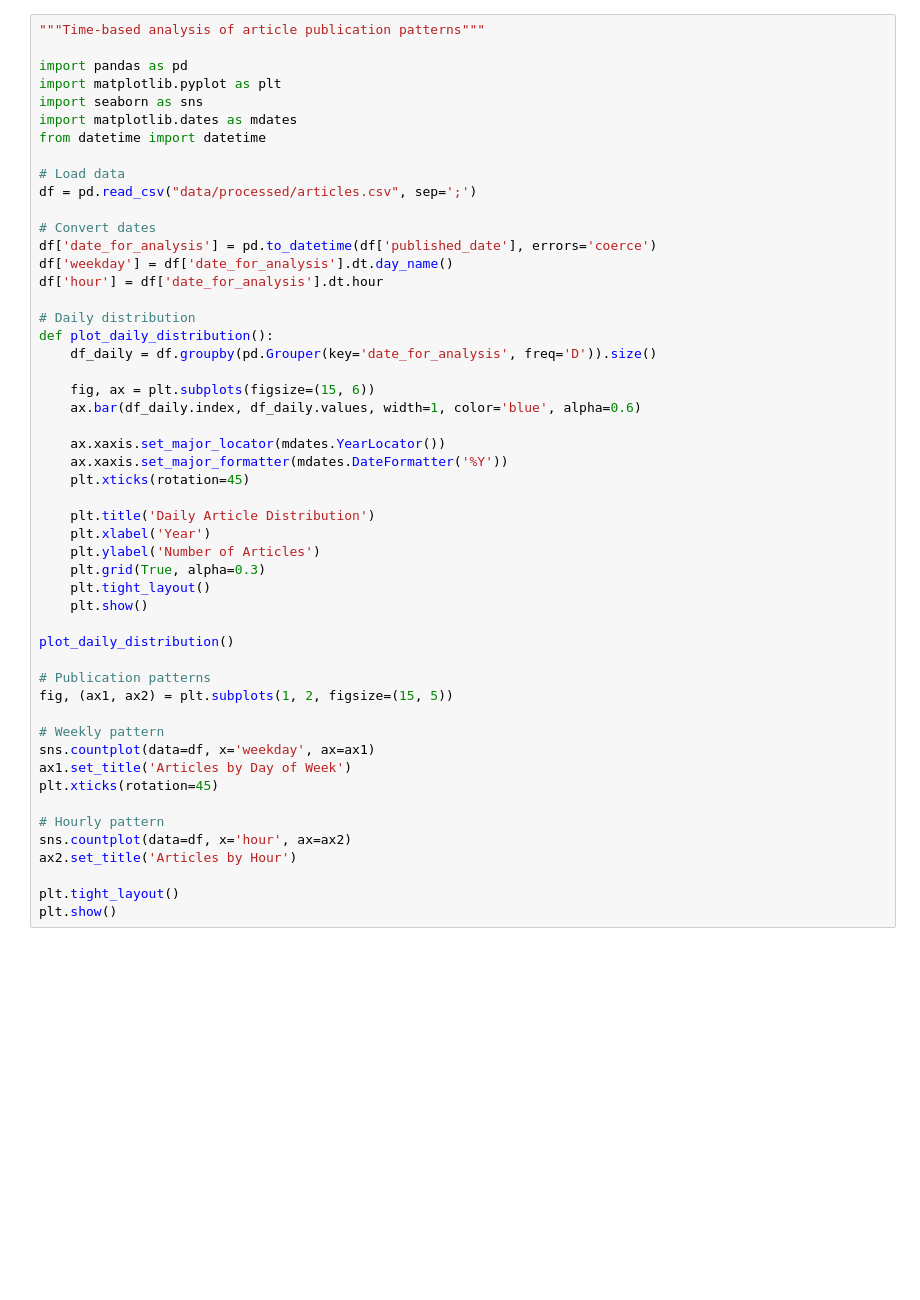
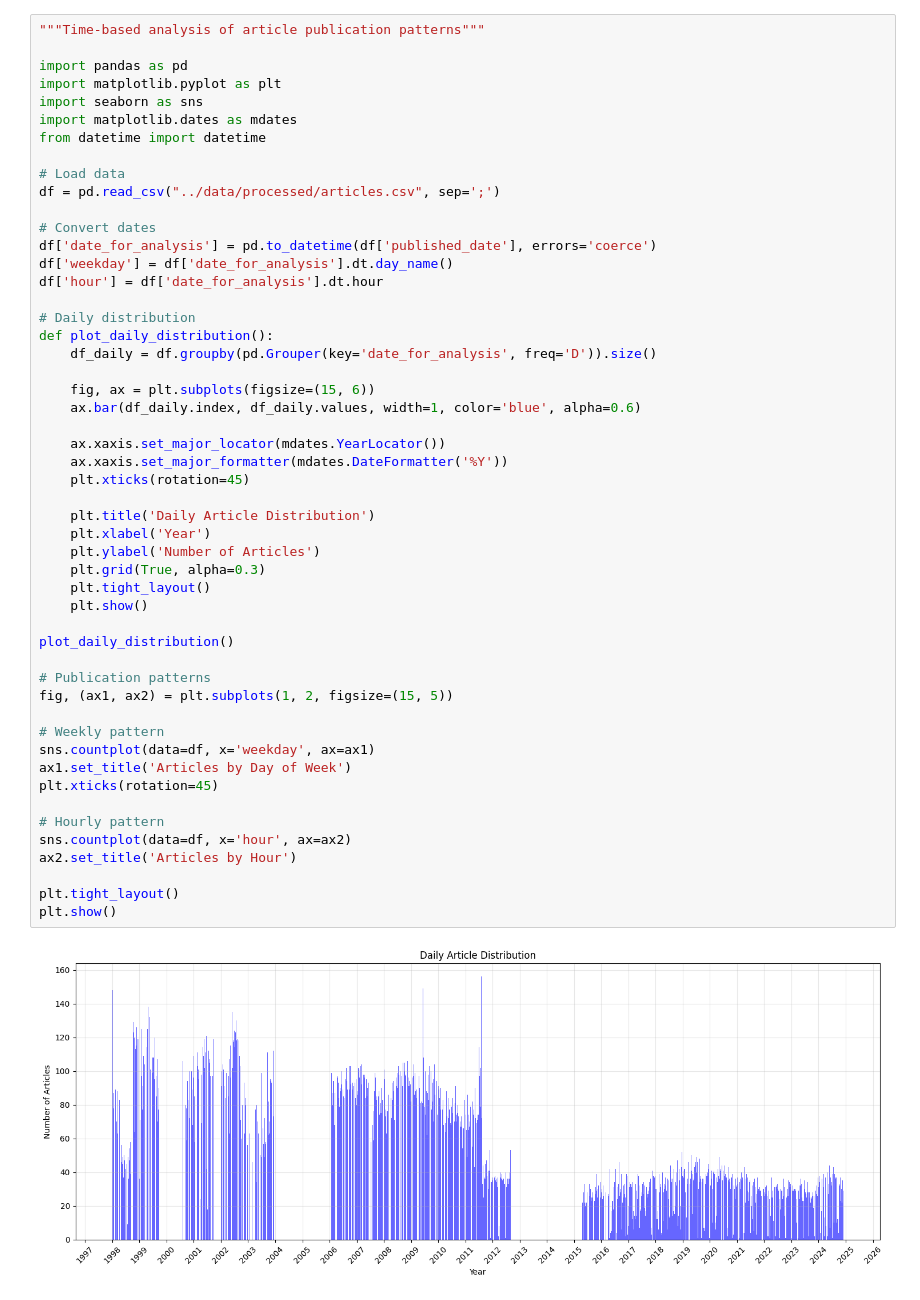
Before and after one commit to MikaErikM/tehran-times, a Jupyter notebook: notebooks/01_temporal_analysis.ipynb, the cells around one changed output. Drawn from its saved outputs; the diff is of its cells as text; blank space fills up the shorter version.

```diff
--- a/notebooks/01_temporal_analysis.ipynb
+++ b/notebooks/01_temporal_analysis.ipynb
@@ -8,7 +8,7 @@ import matplotlib.dates as mdates
 from datetime import datetime
 
 # Load data
-df = pd.read_csv("data/processed/articles.csv", sep=';')
+df = pd.read_csv("../data/processed/articles.csv", sep=';')
 
 # Convert dates
 df['date_for_analysis'] = pd.to_datetime(df['published_date'], errors='coerce')
@@ -22,30 +22,32 @@ def plot_daily_distribution():
     fig, ax = plt.subplots(figsize=(15, 6))
     ax.bar(df_daily.index, df_daily.values, width=1, color='blue', alpha=0.6)
 
     ax.xaxis.set_major_locator(mdates.YearLocator())
     ax.xaxis.set_major_formatter(mdates.DateFormatter('%Y'))
     plt.xticks(rotation=45)
 
     plt.title('Daily Article Distribution')
     plt.xlabel('Year')
     plt.ylabel('Number of Articles')
     plt.grid(True, alpha=0.3)
     plt.tight_layout()
     plt.show()
 
 plot_daily_distribution()
 
 # Publication patterns
 fig, (ax1, ax2) = plt.subplots(1, 2, figsize=(15, 5))
 
 # Weekly pattern
 sns.countplot(data=df, x='weekday', ax=ax1)
 ax1.set_title('Articles by Day of Week')
 plt.xticks(rotation=45)
 
 # Hourly pattern
 sns.countplot(data=df, x='hour', ax=ax2)
 ax2.set_title('Articles by Hour')
 
 plt.tight_layout()
 plt.show()
+# %% [output]
+[figure, added]
```
Also changed, not shown: parts of 1 cell of this notebook, 3 other files.
